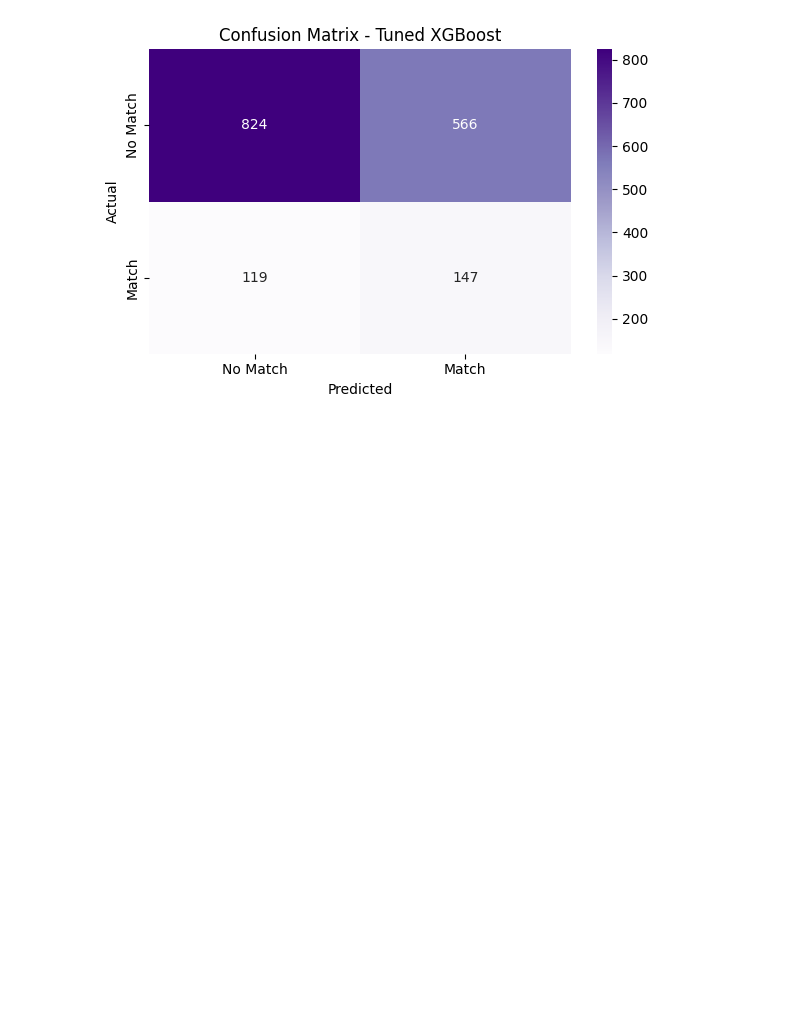
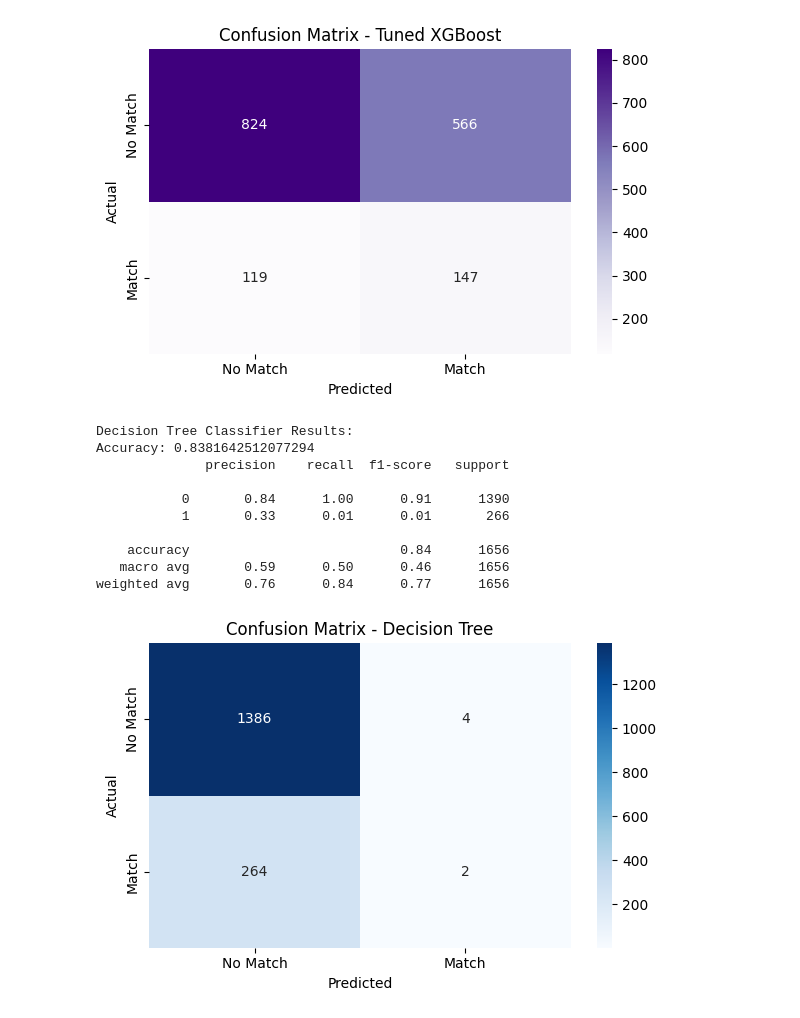
Before and after one commit to preawp/psych-of-selection, a Jupyter notebook: notebooks/modeling.ipynb, the cells around one changed output. Drawn from its saved outputs; the diff is of its cells as text; code cells hidden in the pictures; blank space fills up the shorter version.

Commit message:
tried Decision Tree

```diff
--- a/notebooks/modeling.ipynb
+++ b/notebooks/modeling.ipynb
@@ -229,3 +229,46 @@ Accuracy: 0.586352657004831
    macro avg       0.54      0.57      0.50      1656
 weighted avg       0.77      0.59      0.64      1656
 [figure]
+# %%
+#try decision tree
+from sklearn.tree import DecisionTreeClassifier
+from sklearn.metrics import classification_report, accuracy_score, confusion_matrix
+import seaborn as sns
+import matplotlib.pyplot as plt
+
+# Train Decision Tree
+dt = DecisionTreeClassifier(max_depth=4, random_state=42)
+dt.fit(X_train, y_train)
+
+# Predict
+y_pred_dt = dt.predict(X_test)
+
+# Evaluate
+print("Decision Tree Classifier Results:")
+print("Accuracy:", accuracy_score(y_test, y_pred_dt))
+print(classification_report(y_test, y_pred_dt))
+
+# Confusion Matrix
+cm_dt = confusion_matrix(y_test, y_pred_dt)
+plt.figure(figsize=(6,4))
+sns.heatmap(cm_dt, annot=True, fmt='d', cmap='Blues', xticklabels=['No Match', 'Match'], yticklabels=['No Match', 'Match'])
+plt.title("Confusion Matrix - Decision Tree")
+plt.xlabel("Predicted")
+plt.ylabel("Actual")
+plt.tight_layout()
+plt.show()
+
+
+#We also trained a Decision Tree classifier. Although it achieved reasonable overall accuracy, its recall for the match class was lower compared to the tuned XGBoost model, making it less suitable for our goal of identifying rare matches."
+# %% [output]
+Decision Tree Classifier Results:
+Accuracy: 0.8381642512077294
+              precision    recall  f1-score   support
+
+           0       0.84      1.00      0.91      1390
+           1       0.33      0.01      0.01       266
+
+    accuracy                           0.84      1656
+   macro avg       0.59      0.50      0.46      1656
+weighted avg       0.76      0.84      0.77      1656
+[figure, added]
```
